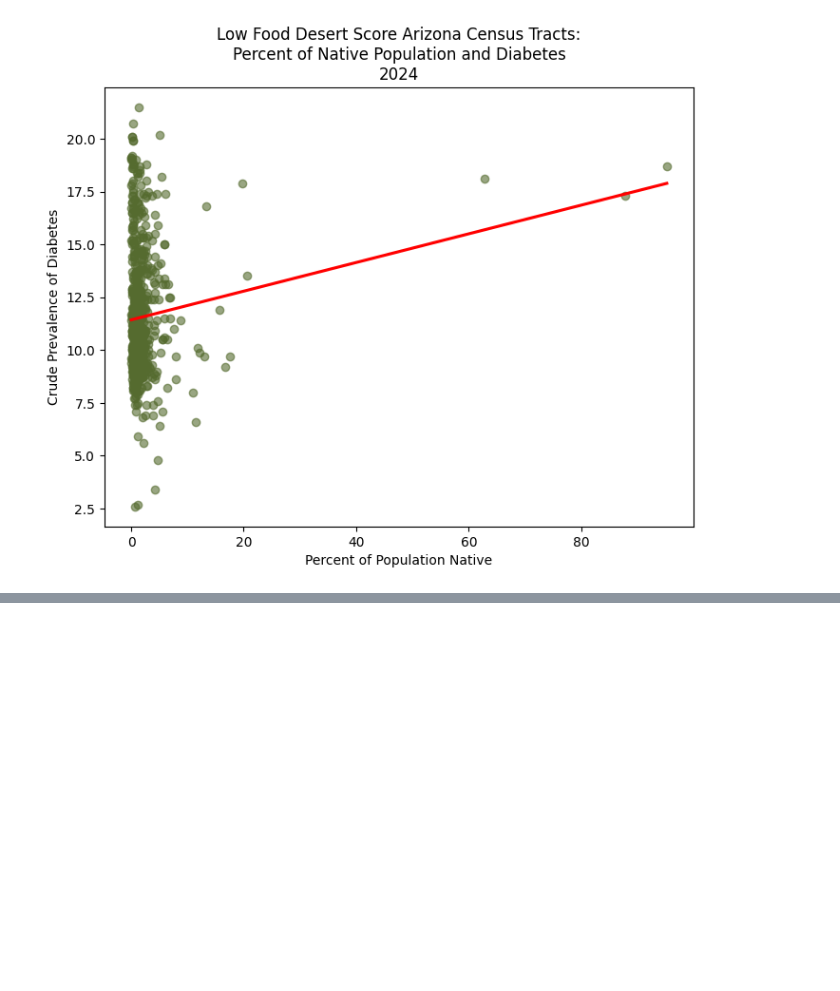
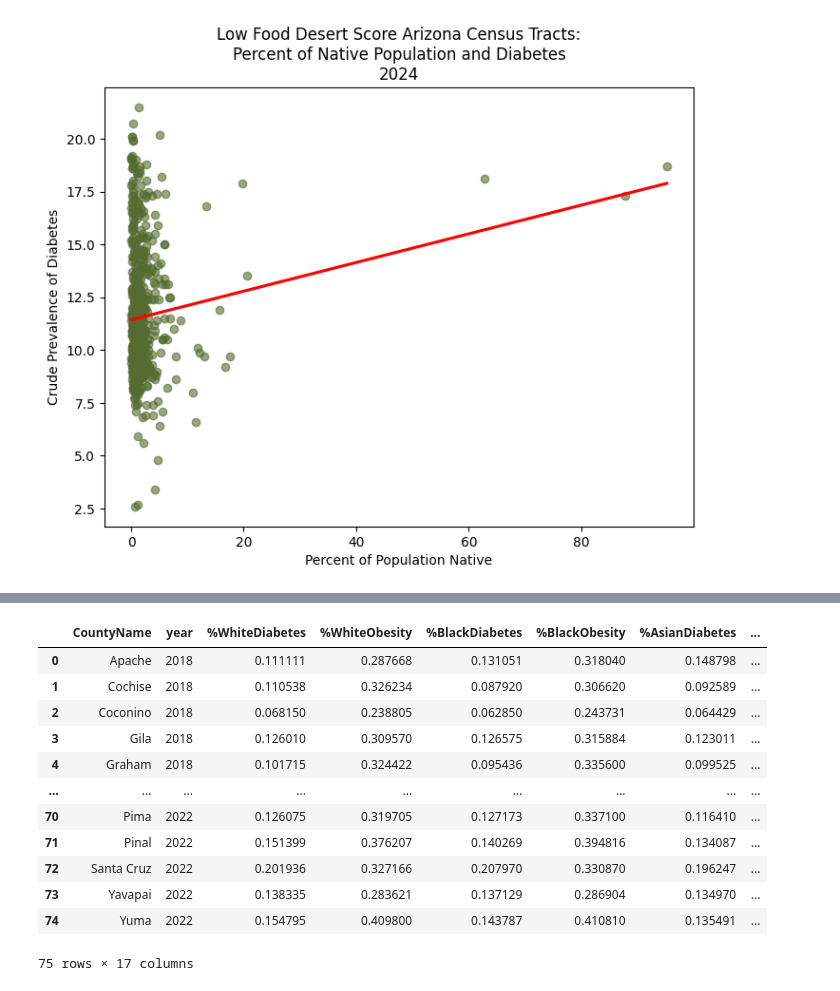
Before and after one commit to INFO-698-InfoSci-Capstone/geo-health-ai, a Jupyter notebook: Working_Files/Explore_SMG.ipynb, the cells around one changed output, grey strips where cells are left out. Saved outputs shown, nothing was run; the diff lists cells and outputs as text; code cells hidden in the pictures; blank space fills up the shorter version.

```diff
--- a/Working_Files/Explore_SMG.ipynb
+++ b/Working_Files/Explore_SMG.ipynb
@@ -1424,0 +1732,29 @@ plt.show()
+# %%
+# Union data - Remi and Cole's code
+Concated_By_Race = pd.concat([Merged_By_Race, Merged_By_Race_2021, Merged_By_Race_2022, Merged_By_Race_2023, Merged_By_Race_2024]).reset_index()
+Important_Columns = ['CountyName','year','%WhiteDiabetes','%WhiteObesity','%BlackDiabetes','%BlackObesity','%AsianDiabetes','%AsianObesity',
+                     '%NHOPIDiabetes','%NHOPIObesity','%AIANDiabetes','%AIANObesity','%OMultirDiabetes','%OMultirObesity',
+                     '%HispanicDiabetes','%HispanicObesity']
+Unioned_Data_By_Race = Concated_By_Race[Important_Columns]
+Unioned_Data_By_Race
+
+CountyFIPSCode = {'CountyName' : ['Apache','Cochise','Coconino','Gila','Graham','Greenlee','La Paz','Maricopa','Mohave','Navajo','Pima','Pinal','Santa Cruz','Yavapai','Yuma'], 'FIPS_Code' : ['04001','04003','04005','04007','04009','04011','04012','04013','04015','04017','04019','04021','04023','04025','04027']}
+CountyFIPSCode = pd.DataFrame(data = CountyFIPSCode)
+CountyFIPSCode
+
+Unioned_Data_FIPS = pd.merge(Unioned_Data_By_Race, CountyFIPSCode, on = 'CountyName', how = 'left')
+Unioned_Data_FIPS
+# %% [output]
+|  | CountyName | year | %WhiteDiabetes | %WhiteObesity | %BlackDiabetes | %BlackObesity | %AsianDiabetes | ... |
+| 0 | Apache | 2018 | 0.111111 | 0.287668 | 0.131051 | 0.318040 | 0.148798 | ... |
+| 1 | Cochise | 2018 | 0.110538 | 0.326234 | 0.087920 | 0.306620 | 0.092589 | ... |
+| 2 | Coconino | 2018 | 0.068150 | 0.238805 | 0.062850 | 0.243731 | 0.064429 | ... |
+| 3 | Gila | 2018 | 0.126010 | 0.309570 | 0.126575 | 0.315884 | 0.123011 | ... |
+| 4 | Graham | 2018 | 0.101715 | 0.324422 | 0.095436 | 0.335600 | 0.099525 | ... |
+| ... | ... | ... | ... | ... | ... | ... | ... | ... |
+| 70 | Pima | 2022 | 0.126075 | 0.319705 | 0.127173 | 0.337100 | 0.116410 | ... |
+| 71 | Pinal | 2022 | 0.151399 | 0.376207 | 0.140269 | 0.394816 | 0.134087 | ... |
+| 72 | Santa Cruz | 2022 | 0.201936 | 0.327166 | 0.207970 | 0.330870 | 0.196247 | ... |
+| 73 | Yavapai | 2022 | 0.138335 | 0.283621 | 0.137129 | 0.286904 | 0.134970 | ... |
+| 74 | Yuma | 2022 | 0.154795 | 0.409800 | 0.143787 | 0.410810 | 0.135491 | ... |
+75 rows × 17 columns
```
Also changed, not shown: parts of 9 cells of this notebook, 1 other file.
